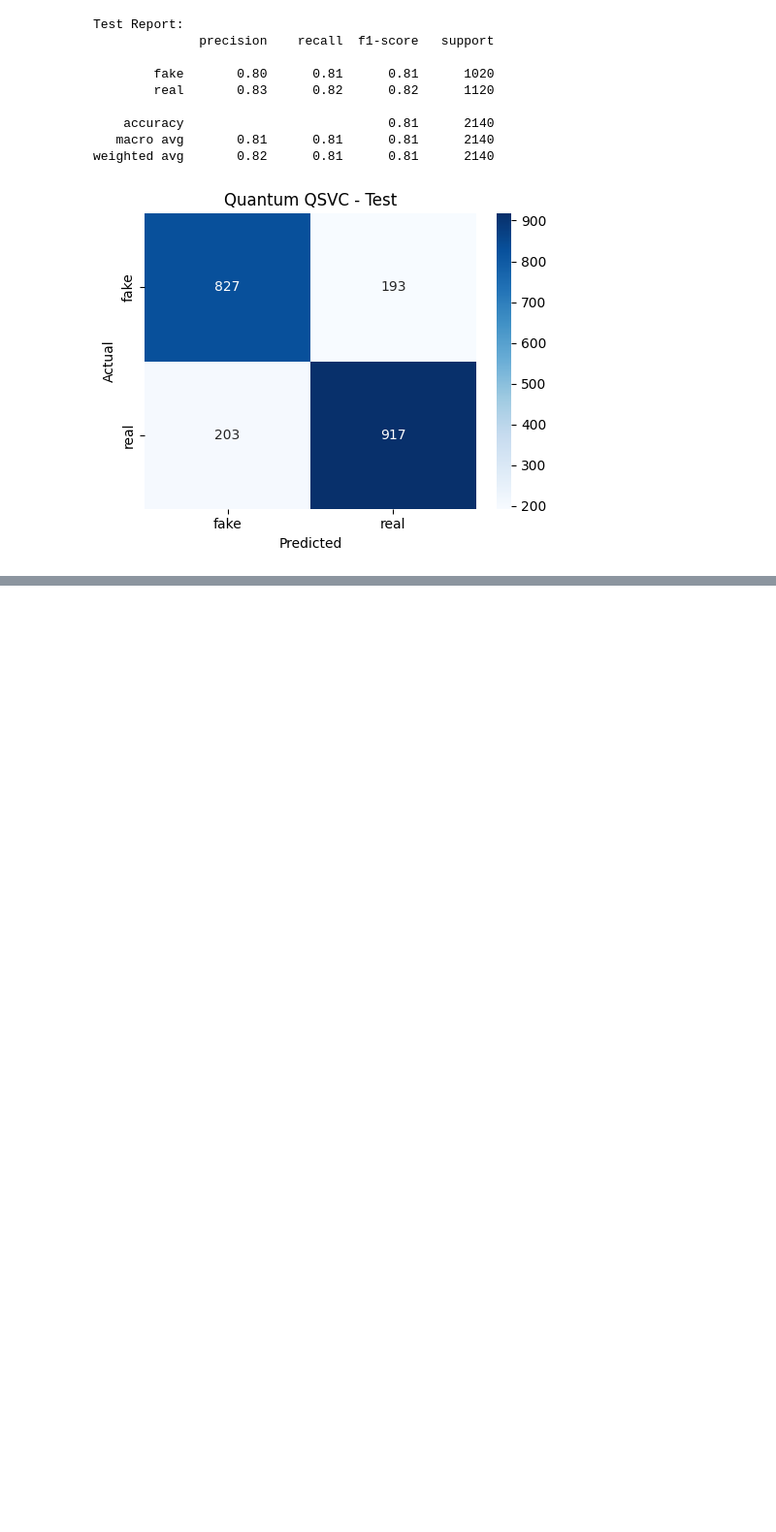
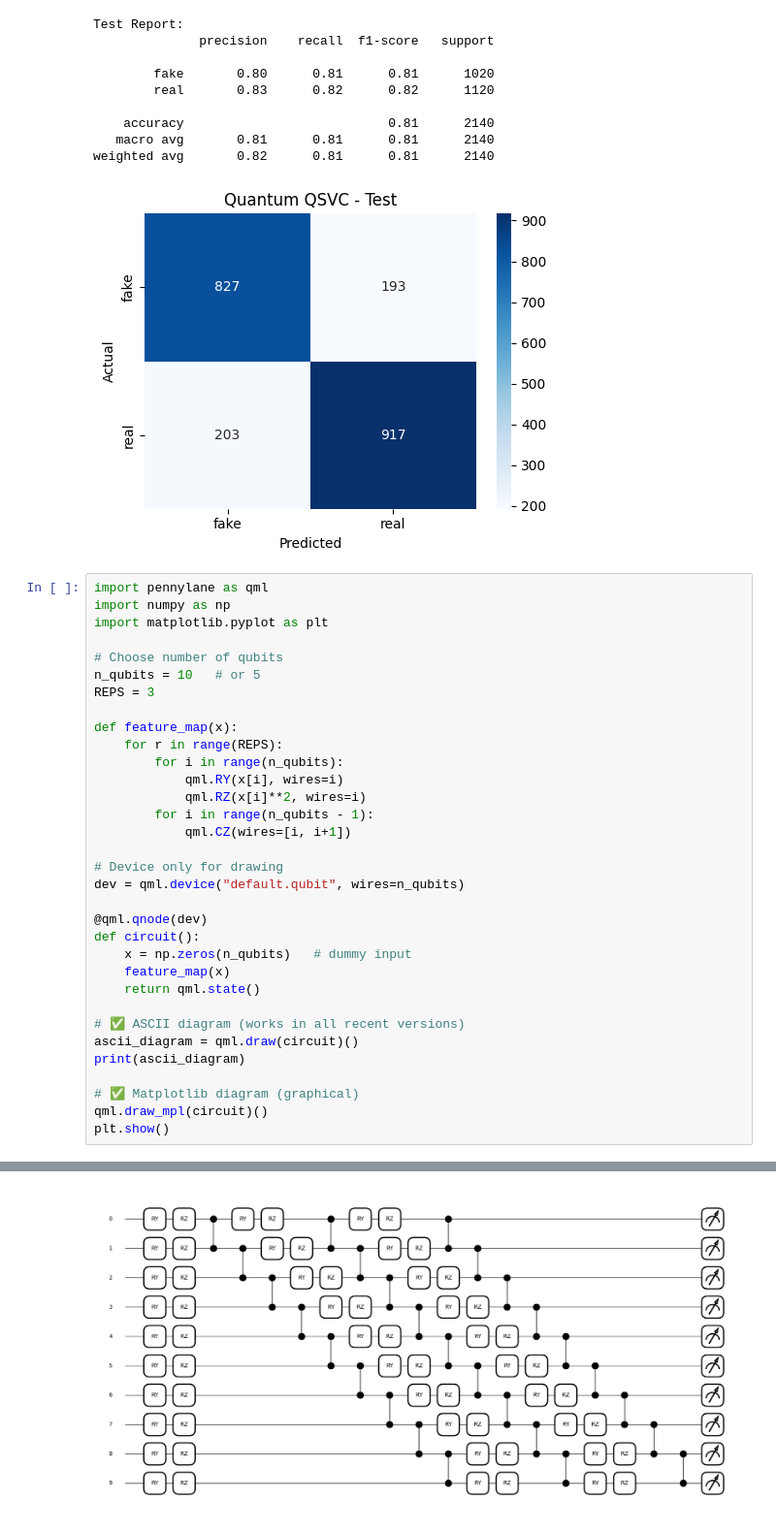
Before and after one commit to pavan-charan/Fake-news-detection-QML, a Jupyter notebook: Quantum_project.ipynb, the cells around one changed output, grey strips where cells are left out. Shown at 97% size. Cells and saved outputs as stored; diff of their text form; blank space fills up the shorter version.

```diff
--- a/Quantum_project.ipynb
+++ b/Quantum_project.ipynb
@@ -1105,3 +1105,37 @@ Test Report:
    macro avg       0.81      0.81      0.81      2140
 weighted avg       0.82      0.81      0.81      2140
 [figure]
+# %%
+import pennylane as qml
+import numpy as np
+import matplotlib.pyplot as plt
+
+# Choose number of qubits
+n_qubits = 10   # or 5
+REPS = 3
+
+def feature_map(x):
+    for r in range(REPS):
+        for i in range(n_qubits):
+            qml.RY(x[i], wires=i)
+            qml.RZ(x[i]**2, wires=i)
+        for i in range(n_qubits - 1):
+            qml.CZ(wires=[i, i+1])
+
+# Device only for drawing
+dev = qml.device("default.qubit", wires=n_qubits)
+
+@qml.qnode(dev)
+def circuit():
+    x = np.zeros(n_qubits)   # dummy input
+    feature_map(x)
+    return qml.state()
+
+# ✅ ASCII diagram (works in all recent versions)
+ascii_diagram = qml.draw(circuit)()
+print(ascii_diagram)
+
+# ✅ Matplotlib diagram (graphical)
+qml.draw_mpl(circuit)()
+plt.show()
+# %% [output]
@@ -1107,0 +1159 @@ weighted avg       0.82      0.81      0.81      2140
+[figure, added]
```
Also changed, not shown: parts of 2 cells of this notebook.
